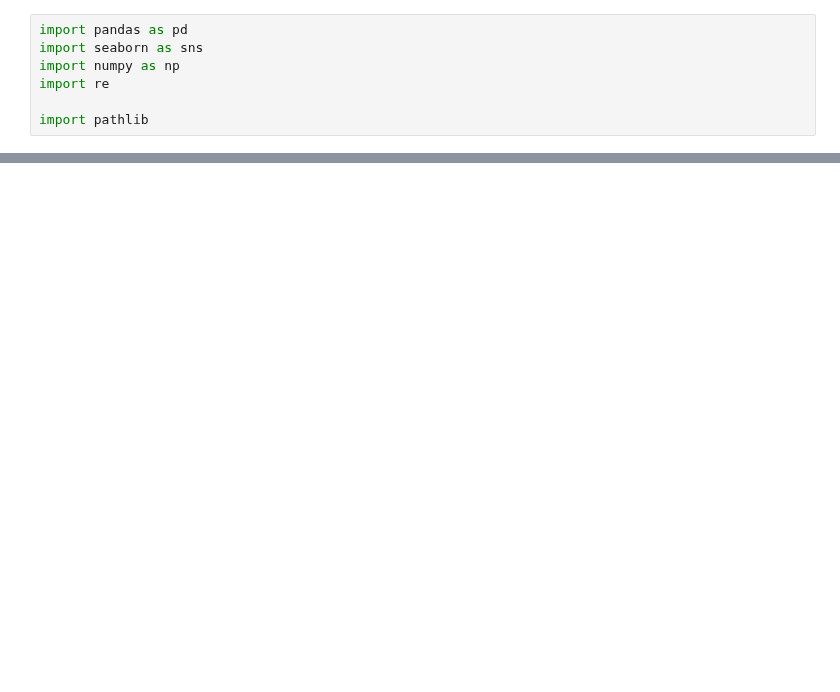
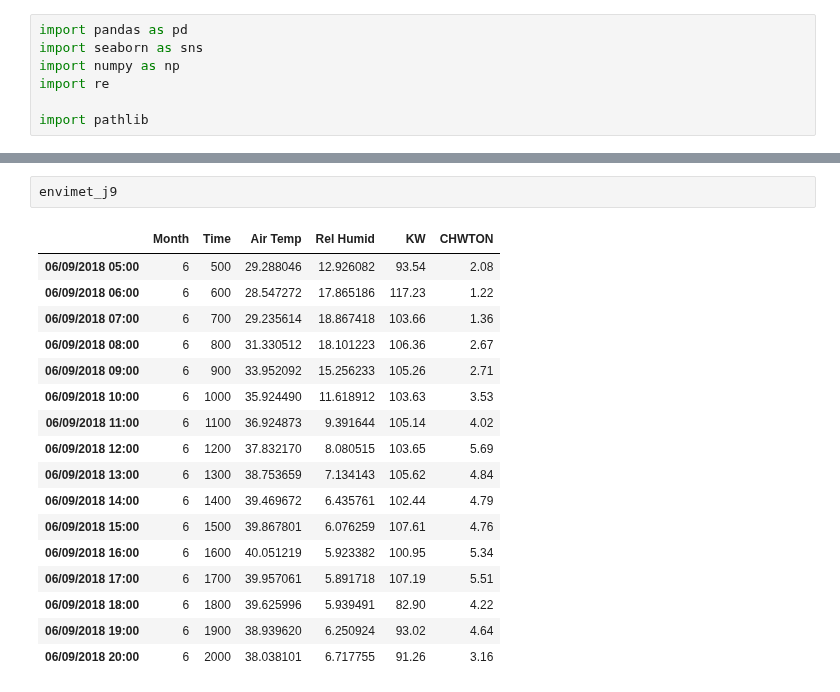
Before and after one commit to freecode23/microclimate-effects, a Jupyter notebook: Data_viz.ipynb, the cells around one changed output, grey strips where cells are left out. Cells and saved outputs as stored; diff of their text form; blank space fills up the shorter version.

```diff
--- a/Data_viz.ipynb
+++ b/Data_viz.ipynb
@@ -45,0 +57,20 @@ asu_weather
+# %%
+envimet_j9
+# %% [output]
+|  | Month | Time | Air Temp | Rel Humid | KW | CHWTON |
+| 06/09/2018 05:00 | 6 | 500 | 29.288046 | 12.926082 | 93.54 | 2.08 |
+| 06/09/2018 06:00 | 6 | 600 | 28.547272 | 17.865186 | 117.23 | 1.22 |
+| 06/09/2018 07:00 | 6 | 700 | 29.235614 | 18.867418 | 103.66 | 1.36 |
+| 06/09/2018 08:00 | 6 | 800 | 31.330512 | 18.101223 | 106.36 | 2.67 |
+| 06/09/2018 09:00 | 6 | 900 | 33.952092 | 15.256233 | 105.26 | 2.71 |
+| 06/09/2018 10:00 | 6 | 1000 | 35.924490 | 11.618912 | 103.63 | 3.53 |
+| 06/09/2018 11:00 | 6 | 1100 | 36.924873 | 9.391644 | 105.14 | 4.02 |
+| 06/09/2018 12:00 | 6 | 1200 | 37.832170 | 8.080515 | 103.65 | 5.69 |
+| 06/09/2018 13:00 | 6 | 1300 | 38.753659 | 7.134143 | 105.62 | 4.84 |
+| 06/09/2018 14:00 | 6 | 1400 | 39.469672 | 6.435761 | 102.44 | 4.79 |
+| 06/09/2018 15:00 | 6 | 1500 | 39.867801 | 6.076259 | 107.61 | 4.76 |
+| 06/09/2018 16:00 | 6 | 1600 | 40.051219 | 5.923382 | 100.95 | 5.34 |
+| 06/09/2018 17:00 | 6 | 1700 | 39.957061 | 5.891718 | 107.19 | 5.51 |
+| 06/09/2018 18:00 | 6 | 1800 | 39.625996 | 5.939491 | 82.90 | 4.22 |
+| 06/09/2018 19:00 | 6 | 1900 | 38.939620 | 6.250924 | 93.02 | 4.64 |
+| 06/09/2018 20:00 | 6 | 2000 | 38.038101 | 6.717755 | 91.26 | 3.16 |
```
Also changed, not shown: parts of 7 cells of this notebook, 6 other files.
